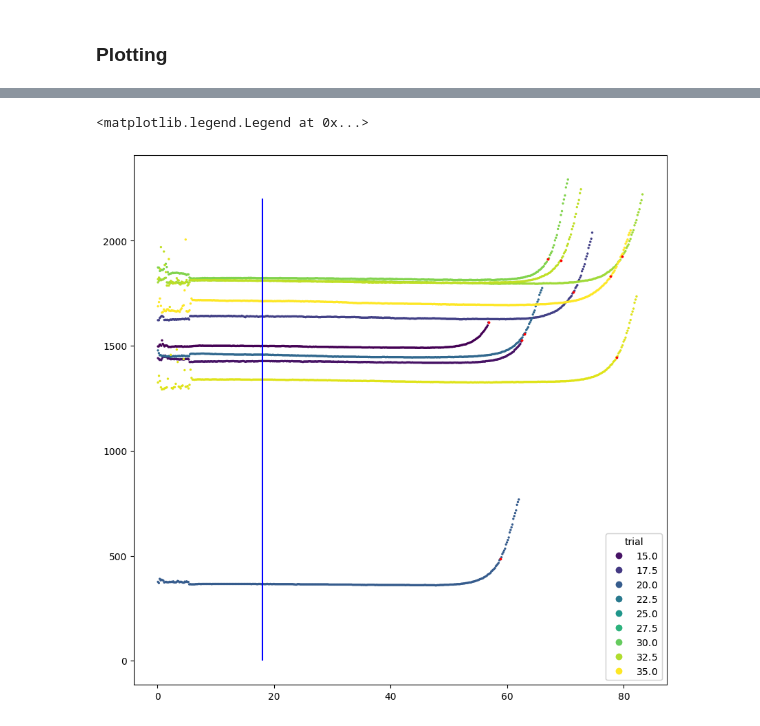
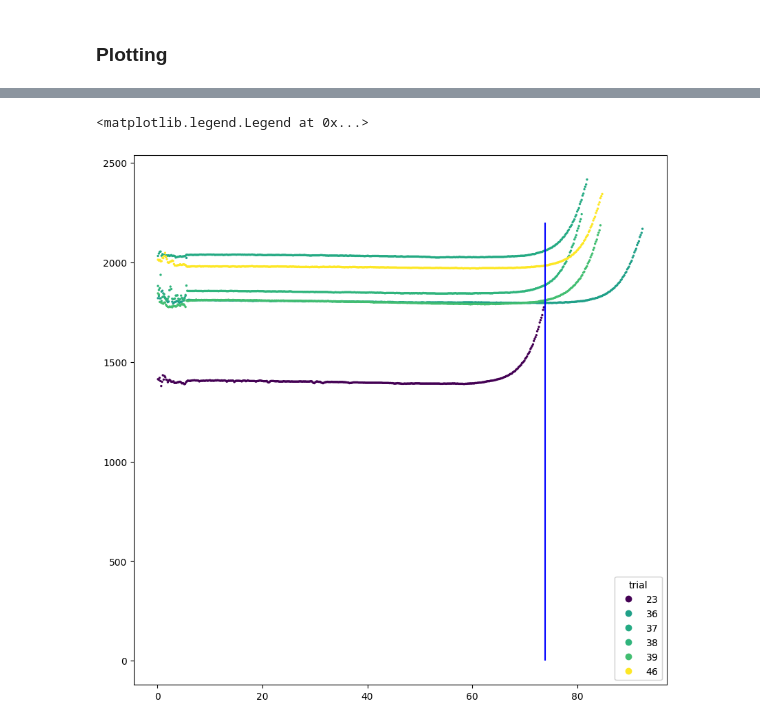
Before and after one commit to UTCV-github/Reactions, a Jupyter notebook: Data Processing/longitudinal data analysis (2022)/longitudinal data analysis.ipynb, the cells around one changed output, grey strips where cells are left out. Saved outputs shown, nothing was run; the diff lists cells and outputs as text; code cells hidden in the pictures.

```diff
--- a/Data Processing/longitudinal data analysis (2022)/longitudinal data analysis.ipynb
+++ b/Data Processing/longitudinal data analysis (2022)/longitudinal data analysis.ipynb
@@ -134,3 +134,4 @@ df_cb_lab.head()
 # %%
 df_measured_time = df_cb_lab[df_cb_lab["Time"] == df_cb_lab["Measured_time"]] # generate a summary df for all end points
 df_antic_time = df_cb_lab.groupby('Dist_Antic')['Time_Antic'].mean() # generate summary df for all anticipated endtime
+df_antic_time = df_antic_time.reset_index()
@@ -145,18 +138,19 @@ Name: Time_Antic, dtype: float64
 # %%
 # Set Anticpated distance
-Antic_dist = 18
+Antic_dist = 21
+Antic_time = df_antic_time[df_antic_time["Dist_Antic"] == Antic_dist]["Time_Antic"]
 # %%
 df_plot = df_cb_lab[df_cb_lab["C"] < 2600] # Remove irregular data points at the beginging
 df_plot = df_plot[df_plot["Dist_Antic"] == Antic_dist] # Pick trials with anticipated distance
 df_measured_time = df_measured_time[df_measured_time["Dist_Antic"] == Antic_dist]
 
 
 fig, ax = plt.subplots(figsize = (10,10)) # Setting subplot property
 scatter = ax.scatter(df_plot.Time, df_plot.C, c=df_plot.trial, s = 2)
 scatter_2 = ax.scatter(df_measured_time.Time, df_measured_time.C, c = "red", s = 3)
-vline_1 = ax.vlines(x = Antic_dist, ymin = 0, ymax = 2200, color = 'b')
+vline_1 = ax.vlines(x = Antic_time, ymin = 0, ymax = 2200, color = 'b')
 legend_c = ax.legend(*scatter.legend_elements(), loc="lower right", title="trial")
 ax.add_artist(legend_c)
 # %% [output]
 <matplotlib.legend.Legend at 0x...>
-[figure, old version]
+[figure, new version]
```
Also changed, not shown: parts of 1 cell of this notebook.
